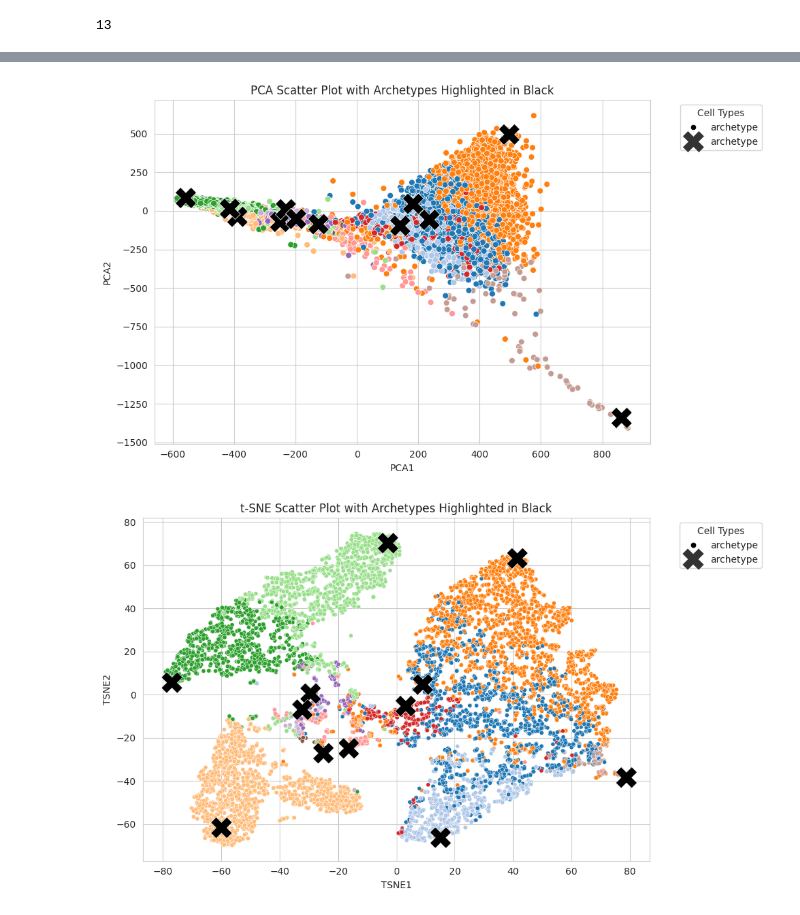
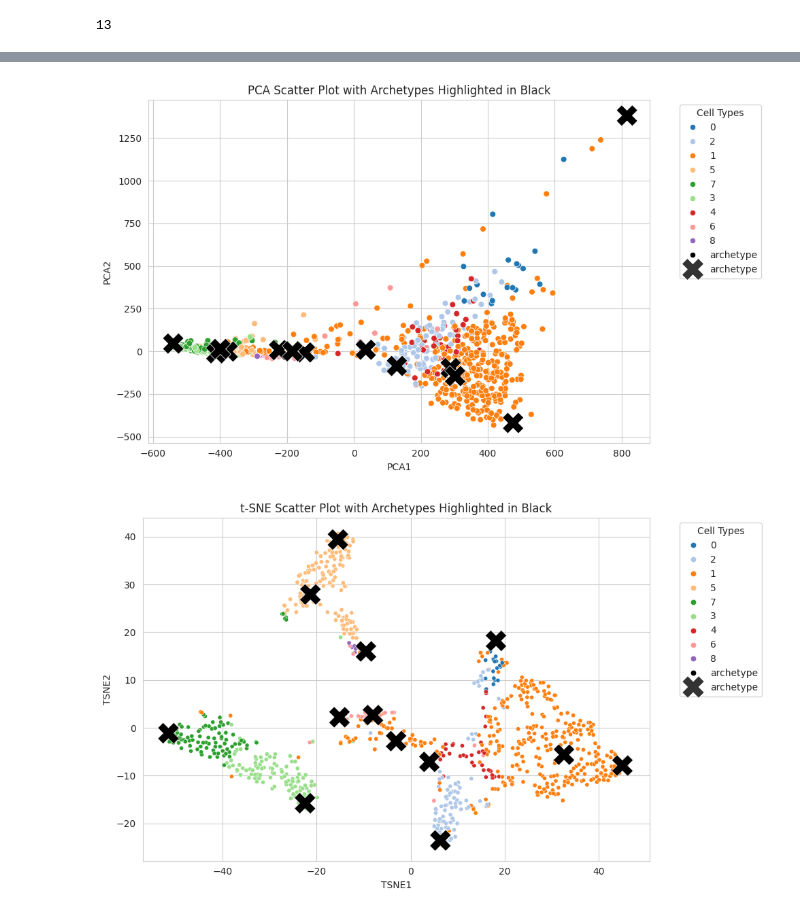
Before and after one commit to reformist/Mapping-scRNA-seq-Variability-Using-Co-Embedding-to-Understand-Cell-Neighborhood-Effects, a Jupyter notebook: CITE-seq_RNA_seq/archetype_generation.ipynb, the cells around one changed output, grey strips where cells are left out. Drawn from its saved outputs; the diff is of its cells as text; code cells hidden in the pictures.

Commit message:
add archtype vector by type with proportions

```diff
--- a/CITE-seq_RNA_seq/archetype_generation.ipynb
+++ b/CITE-seq_RNA_seq/archetype_generation.ipynb
@@ -180,0 +175,36 @@ count = adata.obsm['X_pca']
+# %%
+archetype_list_protein = []
+archetype_list_rna = []
+converge=1e-5
+min_k = 9
+max_k = 14
+step_size = 2
+
+count = adata_prot.obsm['X_pca']
+evs =[]
+X_protein = count.T
+total = (max_k-min_k)/step_size
+for i, k in tqdm(enumerate(range(min_k, max_k, step_size)), total=total):
+    archetype, _, _, _, ev = PCHA(X_protein, noc=k)
+    evs.append(ev)
+    archetype_list_protein.append(np.array(archetype).T)
+    if i > 0 and ev - evs[i-1] < converge:
+        print('early stopping')
+        break
+evs =[]
+count = adata_rna.obsm['X_pca']
+X_rna = count.T
+
+for j, k in tqdm(enumerate(range(min_k, max_k, step_size)), total=total):
+    if j>i:
+        break
+    archetype, _, _, _, ev = PCHA(X_rna, noc=k)
+    evs.append(ev)
+    archetype_list_rna.append(np.array(archetype).T)
+    if j > 0 and ev - evs[j-1] < converge:
+        # early stopping
+        print('early stopping')
+        break
+min_len = min([len(archetype_list_protein),len(archetype_list_rna)])
+archetype_list_protein = archetype_list_protein[:min_len]
+archetype_list_rna = archetype_list_rna[:min_len]
@@ -207,7 +402,7 @@ archetype.shape
 ### weights
 # %%
 # send this for gene and protein as well as matching arrays over slack
-weights = get_cell_representations_as_archetypes(adata.obsm['X_pca'], archetype.T)
+weights = get_cell_representations_as_archetypes_cvxpy(adata.obsm['X_pca'], archetype.T)
 weights_df = pd.DataFrame(weights)
 weights_df.to_csv("rna_weights.csv")
 row_argmax = np.argmax(weights, axis=1)
@@ -334,9 +466,11 @@ y = x[arr, :]
 # %%
 data_points = adata.obsm['X_pca']
 samples_cell_types = list(pd.Categorical(adata.obs['cell_types']))
 samples_cell_types = list(pd.Categorical(adata.obs['major_cell_types']))
-samples_cell_types = list(adata.obs['corr_archetype']) #  to see the most correlated cells to each archetype
+# samples_cell_types = list(adata.obs['corr_archetype'].astype(str)) #  to see the most correlated cells to each archetype
+archetype = archetype_list_protein[2]
+samples_cell_types = list(np.argmax(get_cell_representations_as_archetypes_cvxpy(adata_prot.obsm['X_pca'], archetype_list_protein[0]),axis=1).astype(np.str_))
 plot_archetypes(data_points,archetype,samples_cell_types)
 # %% [output]
-[figure, old version]
+[figure, new version]
-[figure, old version]
+[figure, new version]
```
Also changed, not shown: parts of 31 cells of this notebook, 1 other file.
